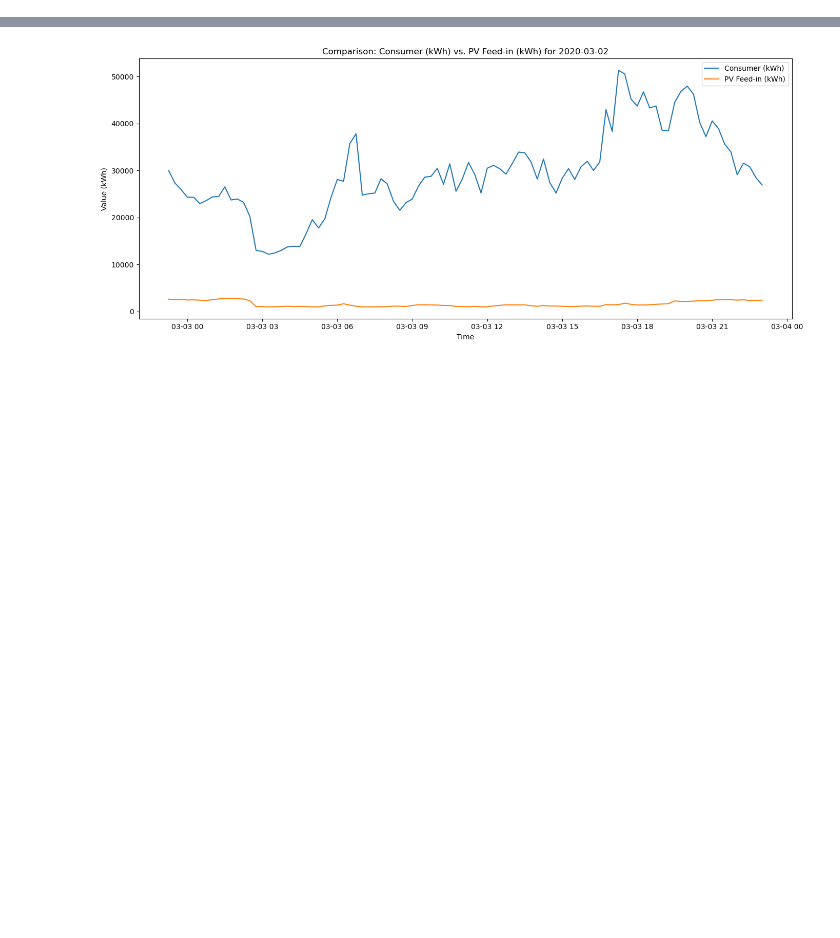
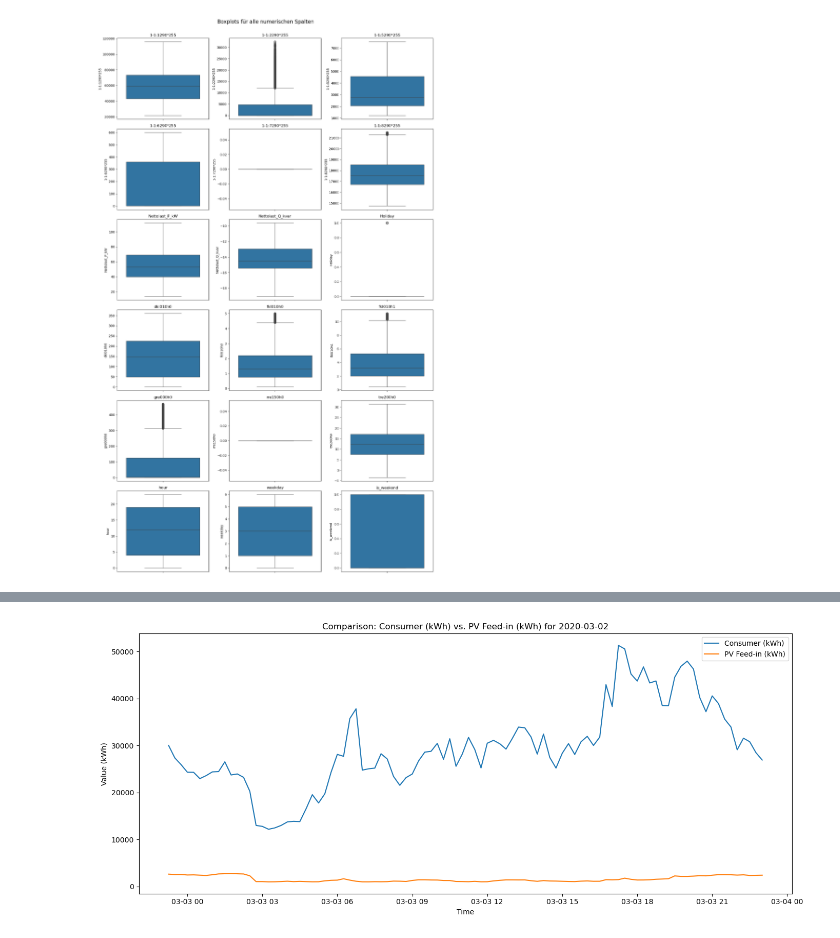
Before and after one commit to feizicodes/ml-netload-prediction, a Jupyter notebook: scr/EDA.ipynb, the cells around one changed output, grey strips where cells are left out. Cells and saved outputs as stored; diff of their text form; code cells hidden in the pictures; blank space fills up the shorter version.

```diff
--- a/scr/EDA.ipynb
+++ b/scr/EDA.ipynb
@@ -13,3 +13,30 @@ df.head(5)  # Ausgabe der ersten Zeilen des bereinigten Data
+# %%
+import pandas as pd
+import matplotlib.pyplot as plt
+import seaborn as sns
+
+# CSV laden
+df = pd.read_csv("../data/eda_b4s_clean.csv")
+
+# Nur numerische Spalten auswählen
+numeric_cols = df.select_dtypes(include="number").columns
+
+# Anzahl der Plots pro Zeile
+n_cols = 3
+n_rows = (len(numeric_cols) + n_cols - 1) // n_cols
+
+# Plot erzeugen
+plt.figure(figsize=(n_cols * 5, n_rows * 4))
+for i, col in enumerate(numeric_cols):
+    plt.subplot(n_rows, n_cols, i + 1)
+    sns.boxplot(y=df[col])
+    plt.title(col)
+    plt.tight_layout()
+
+plt.suptitle("Boxplots für alle numerischen Spalten", fontsize=16, y=1.02)
+plt.show()
+# %% [output]
+[figure, added]
 # %%
 print(df.shape)
 print(df.columns)
```
Also changed, not shown: parts of 21 cells of this notebook, 5 other files.
